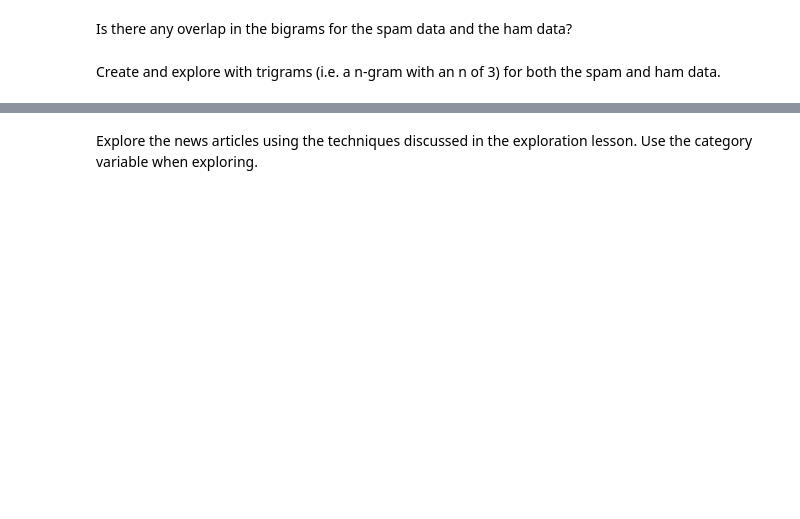
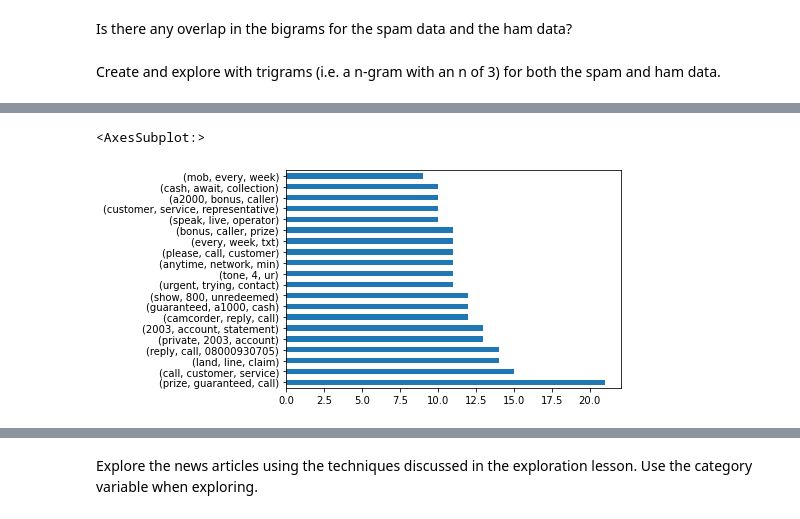
Before and after one commit to joshua-shorterivey/natural-language-processing-exercises, a Jupyter notebook: explore.ipynb, the cells around one changed output, grey strips where cells are left out. Cells and saved outputs as stored; diff of their text form; code cells hidden in the pictures; blank space fills up the shorter version.

```diff
--- a/explore.ipynb
+++ b/explore.ipynb
@@ -189,0 +165,6 @@ Create and explore with trigrams (i.e. a n-gram with an n of 3) for both the spa
+# %%
+spam_trigrams = pd.Series(list(nltk.ngrams(spam_words, 3)))
+spam_trigrams.value_counts().head(20).plot.barh()
+# %% [output]
+<AxesSubplot:>
+[figure, added]
```
Also changed, not shown: parts of 24 cells of this notebook, 1 other file.
